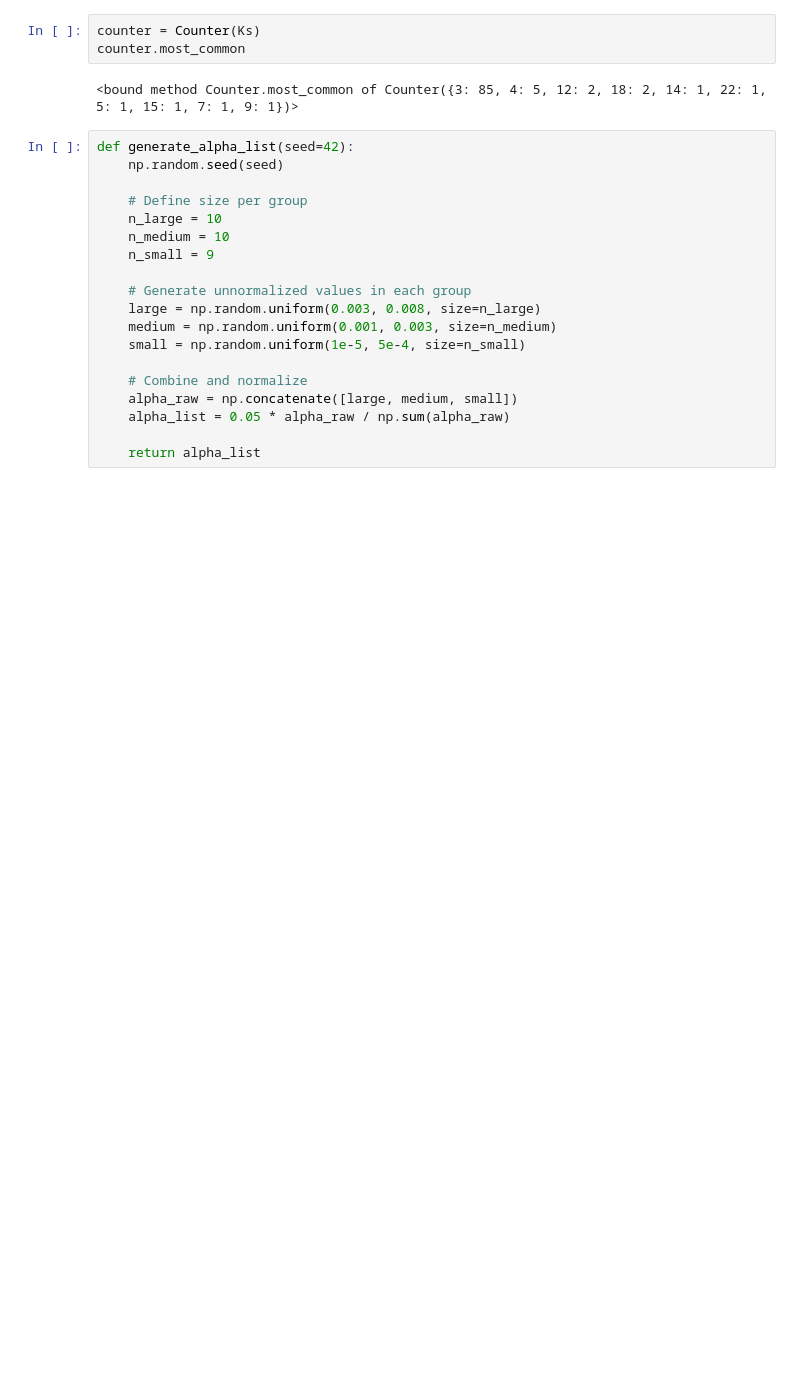
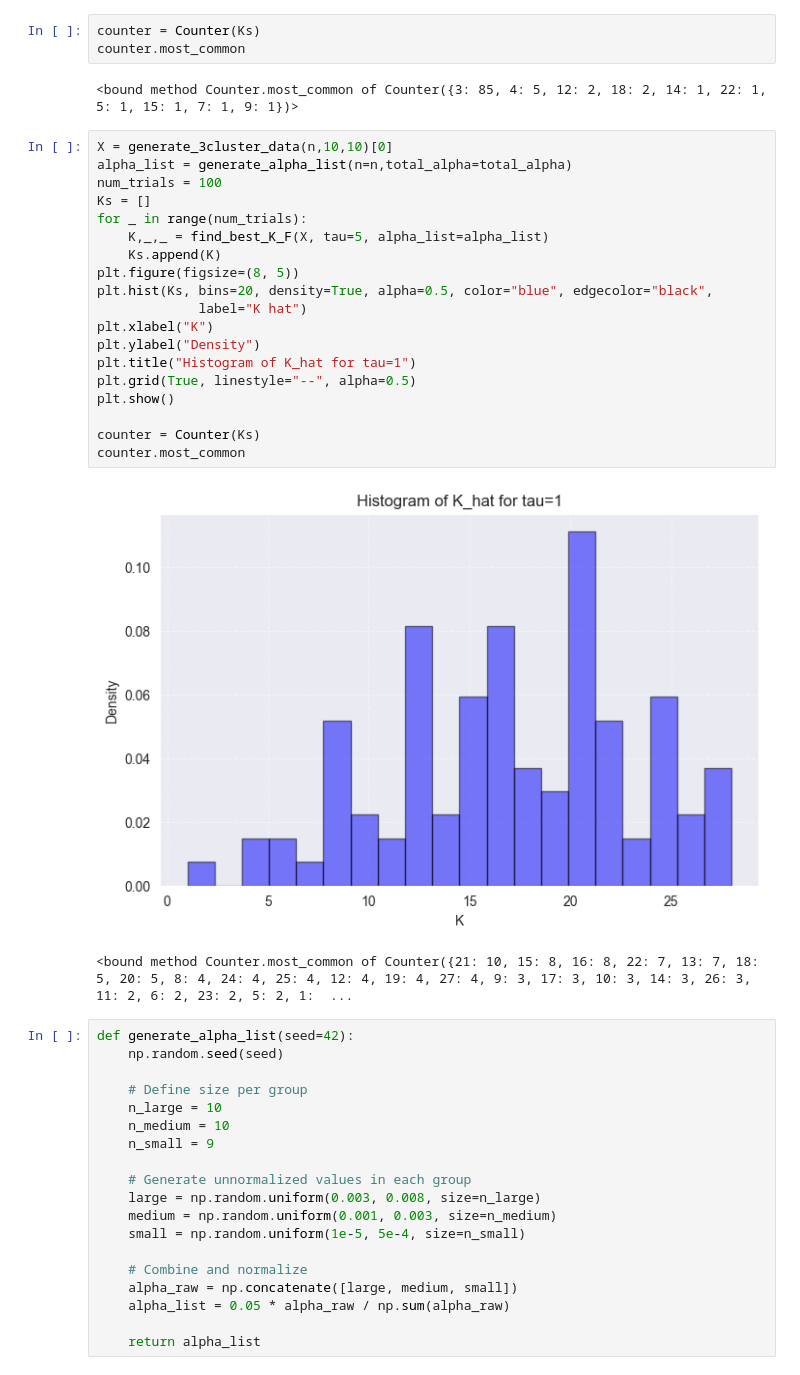
Before and after one commit to judywu4800/SI_HierarchicalClustering, a Jupyter notebook: alg2_test.ipynb, the cells around one changed output. Cells and saved outputs as stored; diff of their text form; blank space fills up the shorter version.

```diff
--- a/alg2_test.ipynb
+++ b/alg2_test.ipynb
@@ -58,6 +82,28 @@ counter = Counter(Ks)
 counter.most_common
 # %% [output]
 <bound method Counter.most_common of Counter({3: 85, 4: 5, 12: 2, 18: 2, 14: 1, 22: 1, 5: 1, 15: 1, 7: 1, 9: 1})>
+# %%
+X = generate_3cluster_data(n,10,10)[0]
+alpha_list = generate_alpha_list(n=n,total_alpha=total_alpha)
+num_trials = 100
+Ks = []
+for _ in range(num_trials):
+    K,_,_ = find_best_K_F(X, tau=5, alpha_list=alpha_list)
+    Ks.append(K)
+plt.figure(figsize=(8, 5))
+plt.hist(Ks, bins=20, density=True, alpha=0.5, color="blue", edgecolor="black",
+             label="K hat")
+plt.xlabel("K")
+plt.ylabel("Density")
+plt.title("Histogram of K_hat for tau=1")
+plt.grid(True, linestyle="--", alpha=0.5)
+plt.show()
+
+counter = Counter(Ks)
+counter.most_common
+# %% [output]
+[figure, added]
+<bound method Counter.most_common of Counter({21: 10, 15: 8, 16: 8, 22: 7, 13: 7, 18: 5, 20: 5, 8: 4, 24: 4, 25: 4, 12: 4, 19: 4, 27: 4, 9: 3, 17: 3, 10: 3, 14: 3, 26: 3, 11: 2, 6: 2, 23: 2, 5: 2, 1:  ...
 # %%
 def generate_alpha_list(seed=42):
     np.random.seed(seed)
```
Also changed, not shown: parts of 3 cells of this notebook, 11 other files.
